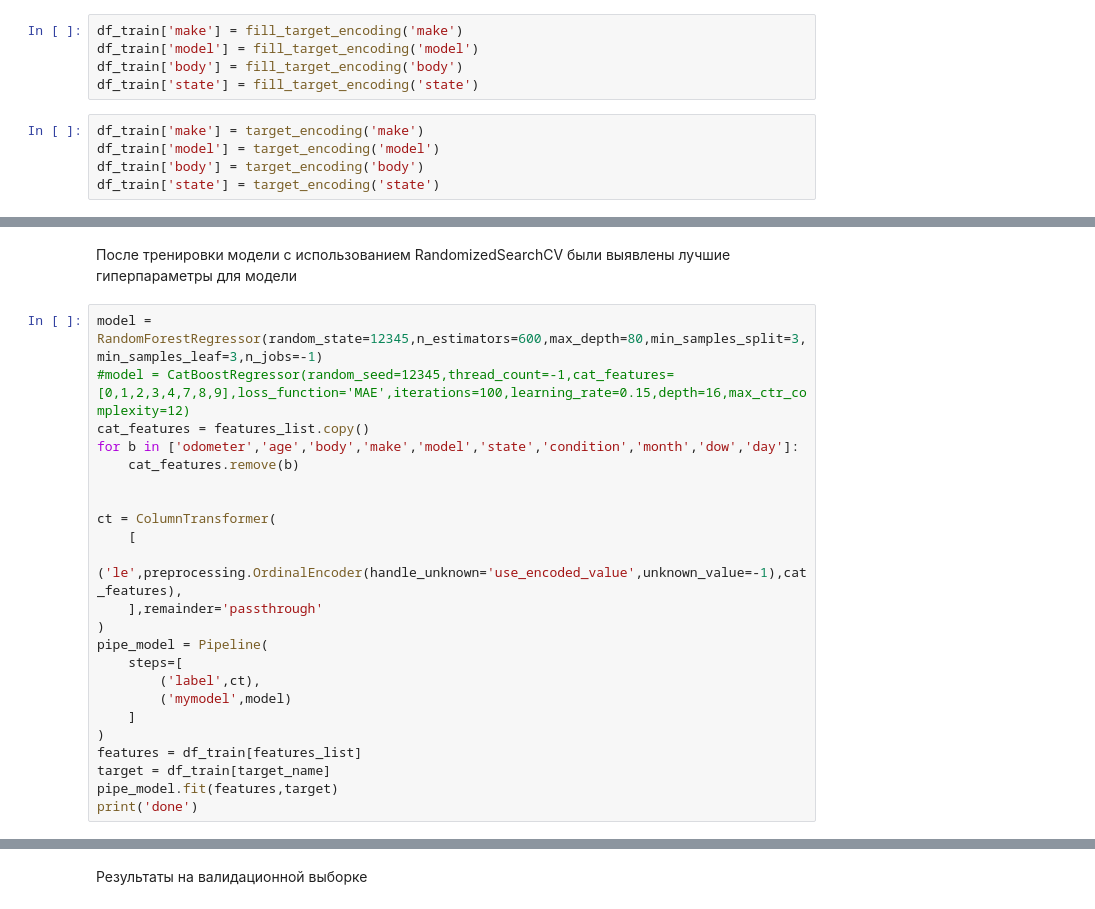
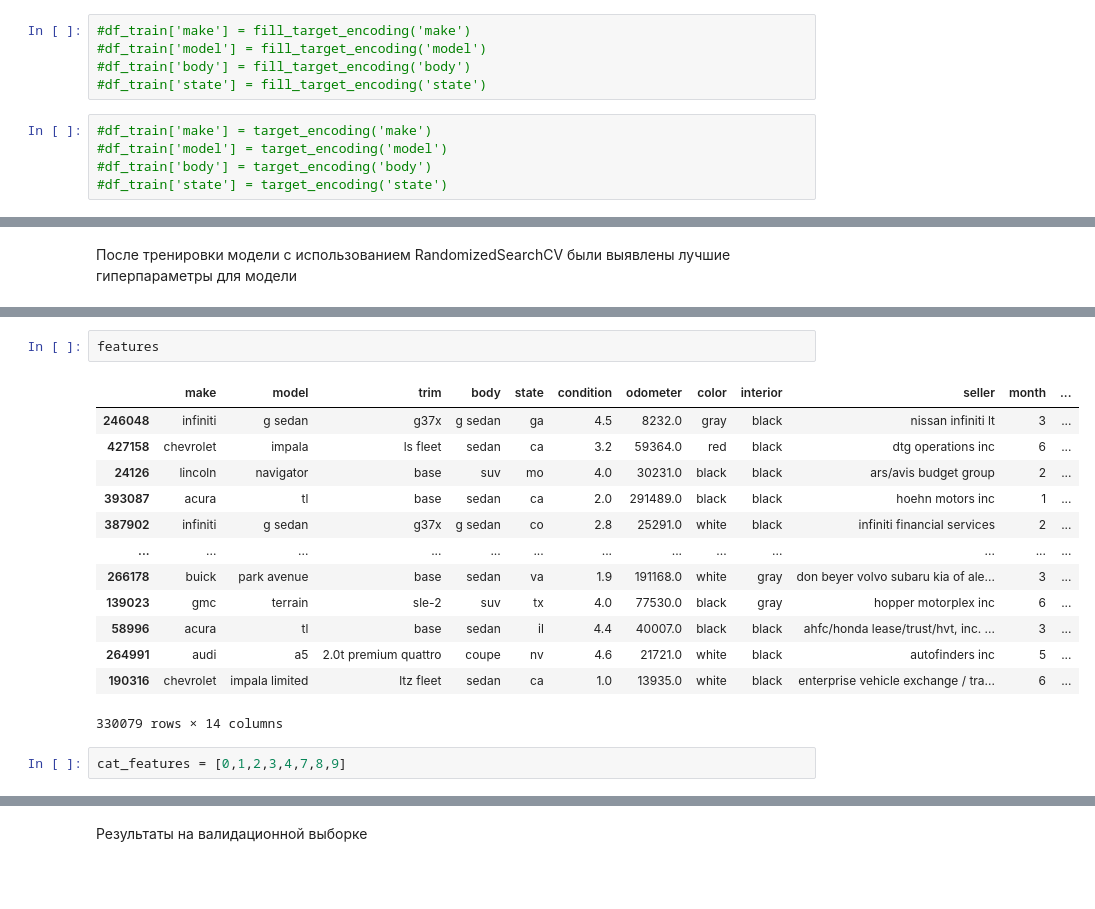
Before and after one commit to Skoolz/car_price_prediction, a Jupyter notebook: main.ipynb, the cells around one changed output, grey strips where cells are left out. Drawn from its saved outputs; the diff is of its cells as text; blank space fills up the shorter version.

```diff
--- a/main.ipynb
+++ b/main.ipynb
@@ -586,13 +570,13 @@ df_valid
 # %% [markdown]
 Target encoding четырех признаков
 # %%
-df_train['make'] = fill_target_encoding('make')
-df_train['model'] = fill_target_encoding('model')
-df_train['body'] = fill_target_encoding('body')
-df_train['state'] = fill_target_encoding('state')
+#df_train['make'] = fill_target_encoding('make')
+#df_train['model'] = fill_target_encoding('model')
+#df_train['body'] = fill_target_encoding('body')
+#df_train['state'] = fill_target_encoding('state')
 # %%
-df_train['make'] = target_encoding('make')
-df_train['model'] = target_encoding('model')
-df_train['body'] = target_encoding('body')
-df_train['state'] = target_encoding('state')
+#df_train['make'] = target_encoding('make')
+#df_train['model'] = target_encoding('model')
+#df_train['body'] = target_encoding('body')
+#df_train['state'] = target_encoding('state')
 # %%
@@ -619,25 +598,2 @@ df_train = df_train.reset_index()
 # %% [markdown]
 После тренировки модели с использованием RandomizedSearchCV были выявлены лучшие гиперпараметры для модели
-# %%
-model = RandomForestRegressor(random_state=12345,n_estimators=600,max_depth=80,min_samples_split=3,min_samples_leaf=3,n_jobs=-1)
-#model = CatBoostRegressor(random_seed=12345,thread_count=-1,cat_features=[0,1,2,3,4,7,8,9],loss_function='MAE',iterations=100,learning_rate=0.15,depth=16,max_ctr_complexity=12)
-cat_features = features_list.copy()
-for b in ['odometer','age','body','make','model','state','condition','month','dow','day']:
-    cat_features.remove(b)
-
-
-ct = ColumnTransformer(
-    [
-        ('le',preprocessing.OrdinalEncoder(handle_unknown='use_encoded_value',unknown_value=-1),cat_features),
-    ],remainder='passthrough'
-)
-pipe_model = Pipeline(
-    steps=[
-        ('label',ct),
-        ('mymodel',model)
-    ]
-)
-features = df_train[features_list]
-target = df_train[target_name]
-pipe_model.fit(features,target)
-print('done')
@@ -645,0 +618,18 @@ done
+# %%
+features
+# %% [output]
+|  | make | model | trim | body | state | condition | odometer | color | interior | seller | month | ... |
+| 246048 | infiniti | g sedan | g37x | g sedan | ga | 4.5 | 8232.0 | gray | black | nissan infiniti lt | 3 | ... |
+| 427158 | chevrolet | impala | ls fleet | sedan | ca | 3.2 | 59364.0 | red | black | dtg operations inc | 6 | ... |
+| 24126 | lincoln | navigator | base | suv | mo | 4.0 | 30231.0 | black | black | ars/avis budget group | 2 | ... |
+| 393087 | acura | tl | base | sedan | ca | 2.0 | 291489.0 | black | black | hoehn motors inc | 1 | ... |
+| 387902 | infiniti | g sedan | g37x | g sedan | co | 2.8 | 25291.0 | white | black | infiniti financial services | 2 | ... |
+| ... | ... | ... | ... | ... | ... | ... | ... | ... | ... | ... | ... | ... |
+| 266178 | buick | park avenue | base | sedan | va | 1.9 | 191168.0 | white | gray | don beyer volvo subaru kia of ale... | 3 | ... |
+| 139023 | gmc | terrain | sle-2 | suv | tx | 4.0 | 77530.0 | black | gray | hopper motorplex inc | 6 | ... |
+| 58996 | acura | tl | base | sedan | il | 4.4 | 40007.0 | black | black | ahfc/honda lease/trust/hvt, inc. ... | 3 | ... |
+| 264991 | audi | a5 | 2.0t premium quattro | coupe | nv | 4.6 | 21721.0 | white | black | autofinders inc | 5 | ... |
+| 190316 | chevrolet | impala limited | ltz fleet | sedan | ca | 1.0 | 13935.0 | white | black | enterprise vehicle exchange / tra... | 6 | ... |
+330079 rows × 14 columns
+# %%
+cat_features = [0,1,2,3,4,7,8,9]
```
Also changed, not shown: parts of 37 cells of this notebook, 8 other files.
